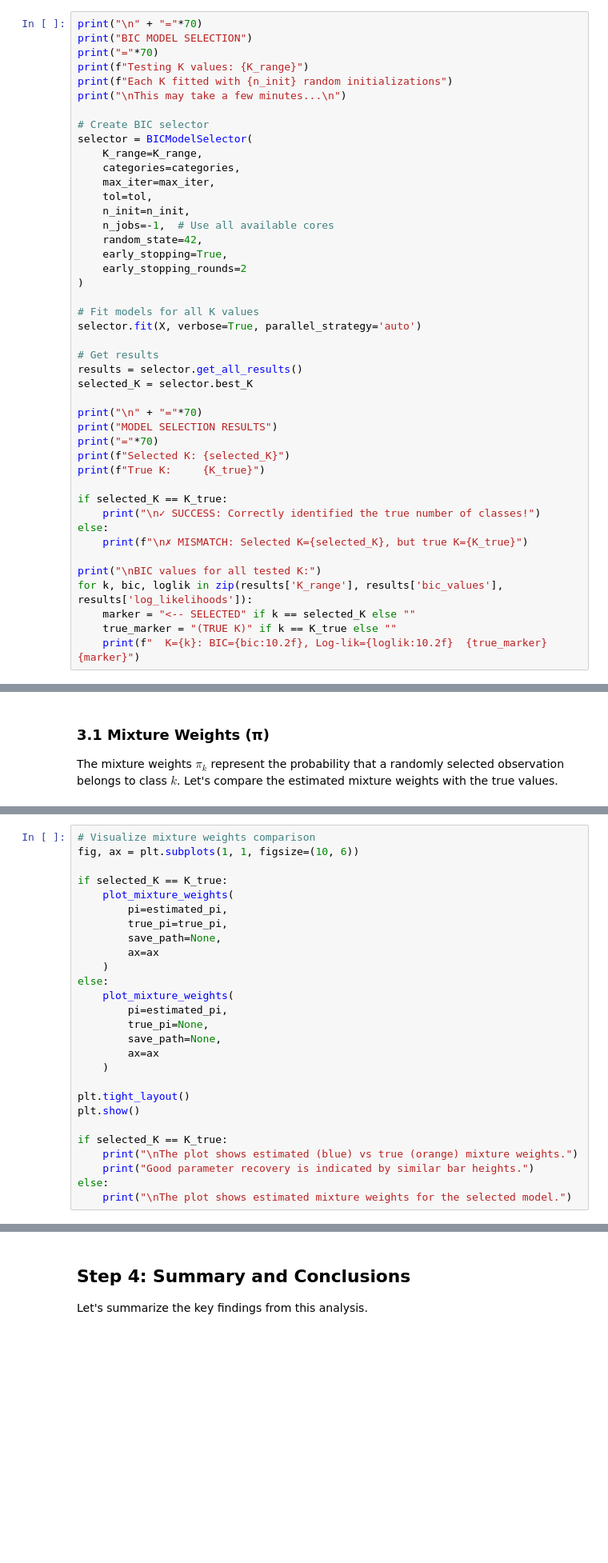
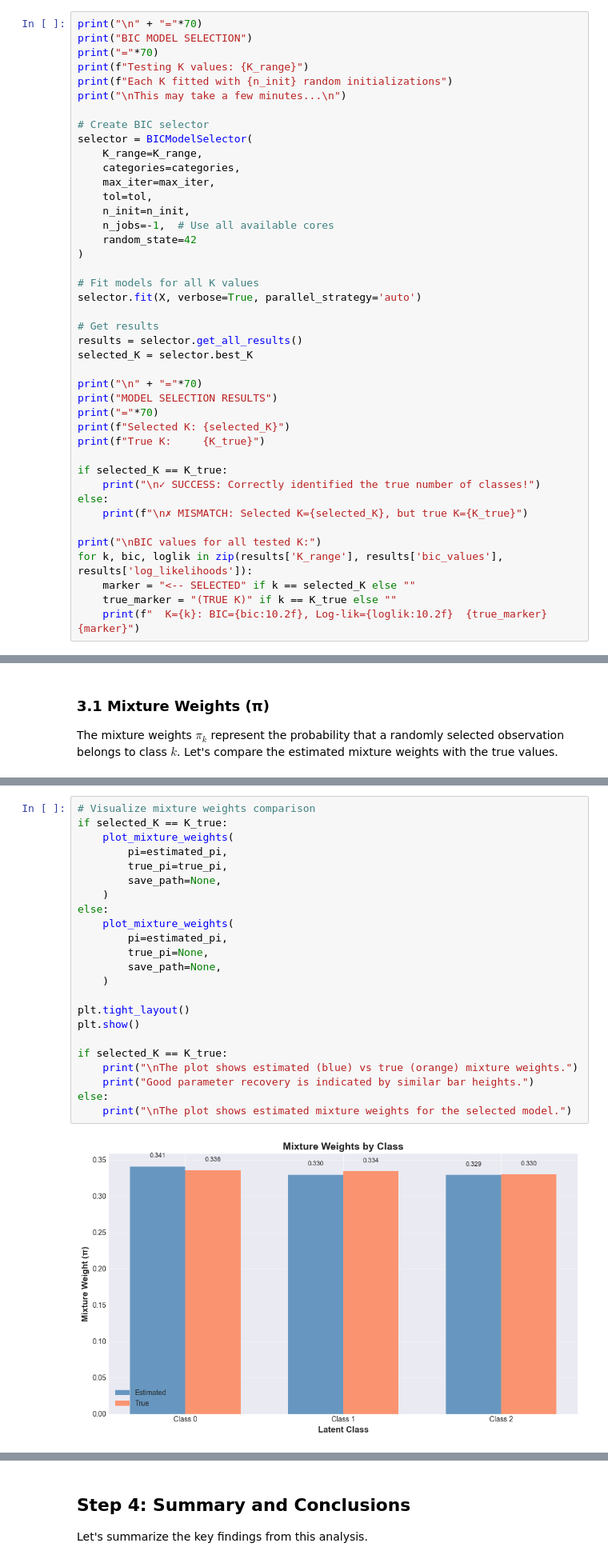
Before and after one commit to siyuat-ui/607-Final-Project, a Jupyter notebook: demo/latent_class_demo.ipynb, the cells around one changed output, grey strips where cells are left out. Shown at 80% size. Drawn from its saved outputs; the diff is of its cells as text; blank space fills up the shorter version.

```diff
--- a/demo/latent_class_demo.ipynb
+++ b/demo/latent_class_demo.ipynb
@@ -199,9 +246,7 @@ selector = BICModelSelector(
     tol=tol,
     n_init=n_init,
     n_jobs=-1,  # Use all available cores
-    random_state=42,
-    early_stopping=True,
-    early_stopping_rounds=2
+    random_state=42
 )
 
 # Fit models for all K values
@@ -299,27 +381,25 @@ else:
 # %%
 # Visualize mixture weights comparison
-fig, ax = plt.subplots(1, 1, figsize=(10, 6))
-
 if selected_K == K_true:
     plot_mixture_weights(
         pi=estimated_pi,
         true_pi=true_pi,
         save_path=None,
-        ax=ax
     )
 else:
     plot_mixture_weights(
         pi=estimated_pi,
         true_pi=None,
         save_path=None,
-        ax=ax
     )
 
 plt.tight_layout()
 plt.show()
 
 if selected_K == K_true:
     print("\nThe plot shows estimated (blue) vs true (orange) mixture weights.")
     print("Good parameter recovery is indicated by similar bar heights.")
 else:
     print("\nThe plot shows estimated mixture weights for the selected model.")
+# %% [output]
+[figure, added]
```
Also changed, not shown: parts of 17 cells of this notebook, 7 other files.
